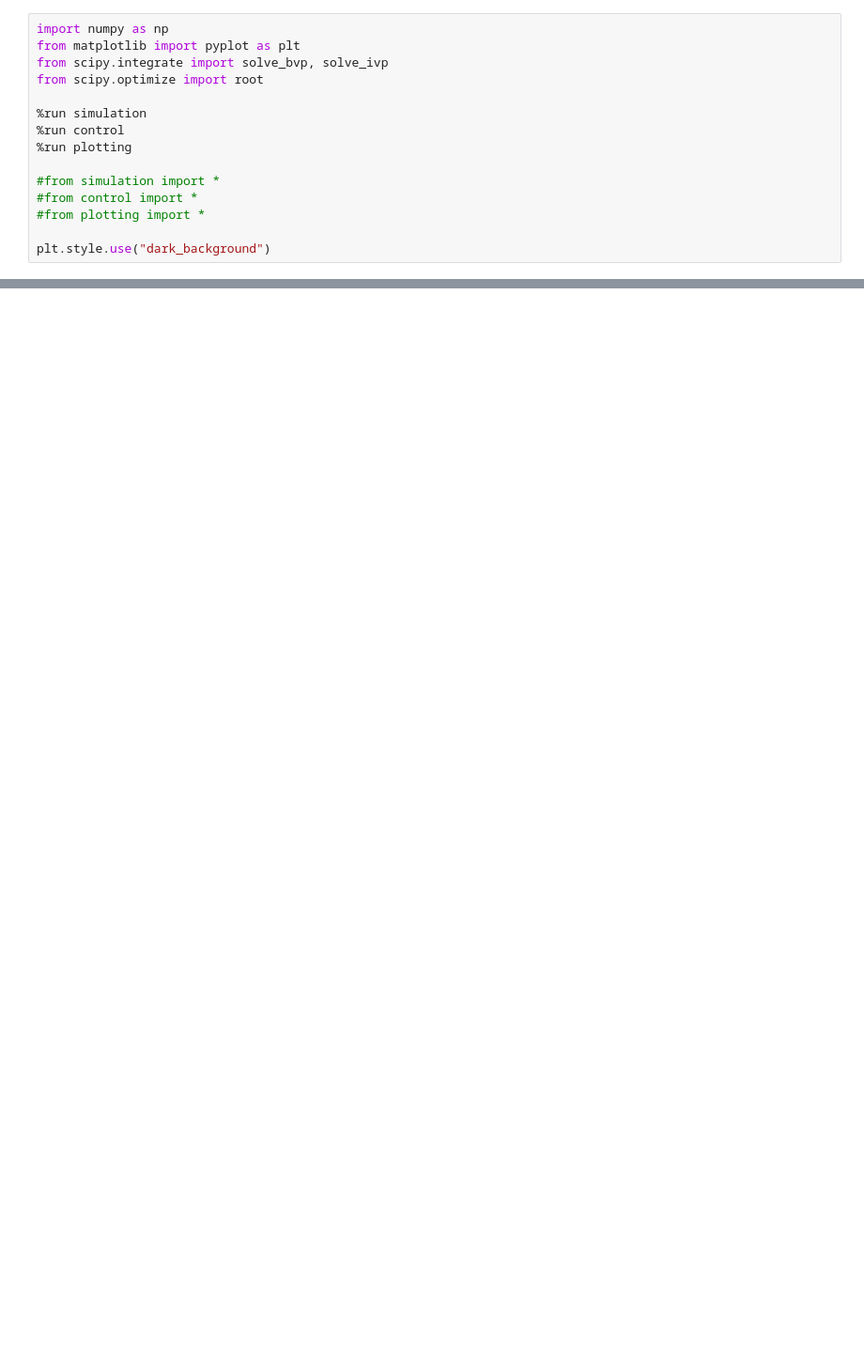
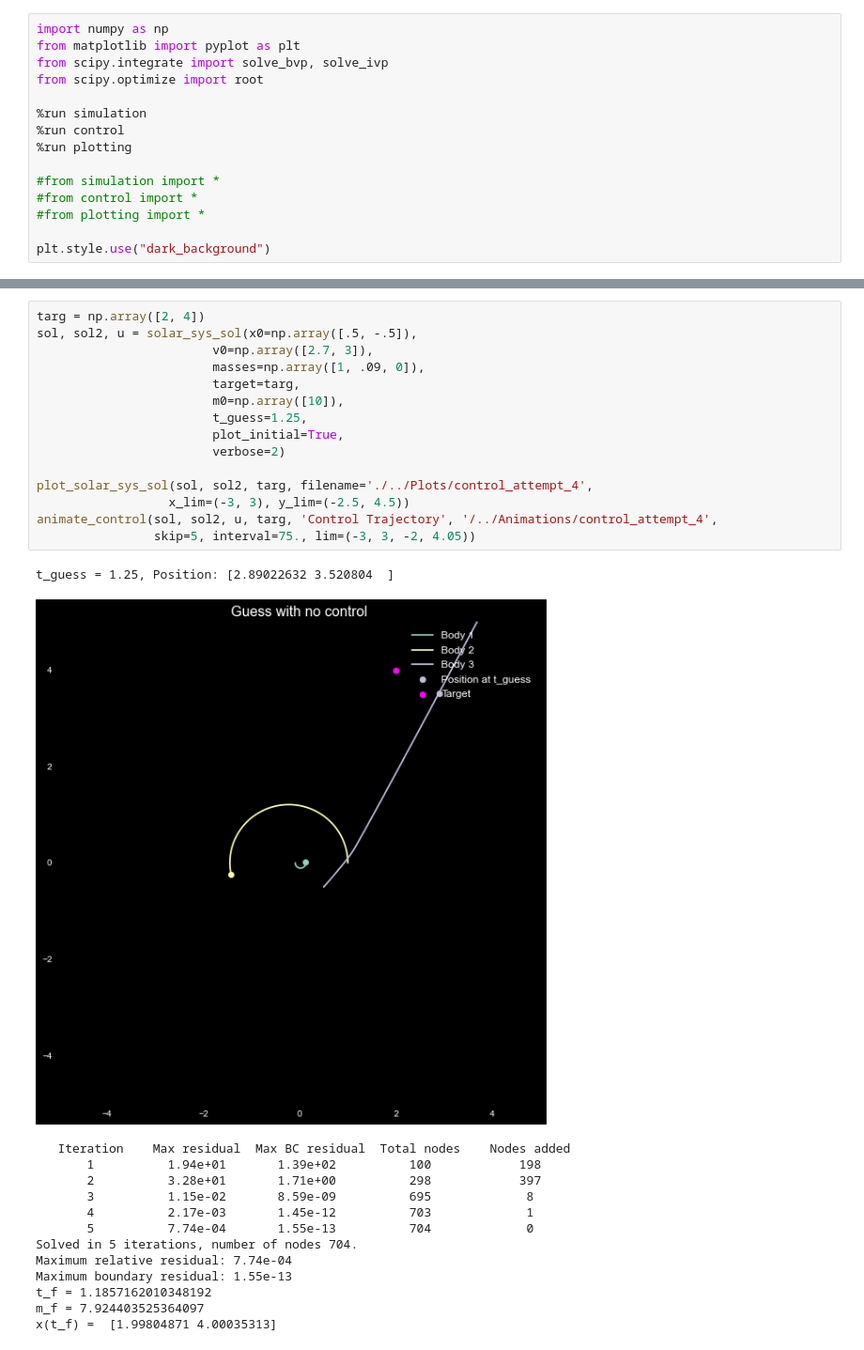
Before and after one commit to samcochran/optimal-spacecraft-control, a Jupyter notebook: Code/Sam2.ipynb, the cells around one changed output, grey strips where cells are left out. Shown at 94% size. Saved outputs shown, nothing was run; the diff lists cells and outputs as text; blank space fills up the shorter version.

```diff
--- a/Code/Sam2.ipynb
+++ b/Code/Sam2.ipynb
@@ -167,3 +178,33 @@ x(t_f) =  [4.00340218 0.07955074]
 [figure]
 # %% [markdown]
 <video src="./../Animations/third_control_attempt.mp4" controls></video>
+# %%
+targ = np.array([2, 4])
+sol, sol2, u = solar_sys_sol(x0=np.array([.5, -.5]),
+                        v0=np.array([2.7, 3]),
+                        masses=np.array([1, .09, 0]),
+                        target=targ,
+                        m0=np.array([10]),
+                        t_guess=1.25,
+                        plot_initial=True,
+                        verbose=2)
+
+plot_solar_sys_sol(sol, sol2, targ, filename='./../Plots/control_attempt_4',
+                  x_lim=(-3, 3), y_lim=(-2.5, 4.5))
+animate_control(sol, sol2, u, targ, 'Control Trajectory', '/../Animations/control_attempt_4',
+                skip=5, interval=75., lim=(-3, 3, -2, 4.05))
+# %% [output]
+t_guess = 1.25, Position: [2.89022632 3.520804  ]
+[figure, added]
+   Iteration    Max residual  Max BC residual  Total nodes    Nodes added
+       1          1.94e+01       1.39e+02          100            198
+       2          3.28e+01       1.71e+00          298            397
+       3          1.15e-02       8.59e-09          695             8
+       4          2.17e-03       1.45e-12          703             1
+       5          7.74e-04       1.55e-13          704             0
+Solved in 5 iterations, number of nodes 704.
+Maximum relative residual: 7.74e-04
+Maximum boundary residual: 1.55e-13
+t_f = 1.1857162010348192
+m_f = 7.924403525364097
+x(t_f) =  [1.99804871 4.00035313]
```
Also changed, not shown: parts of 6 cells of this notebook, 6 other files.
